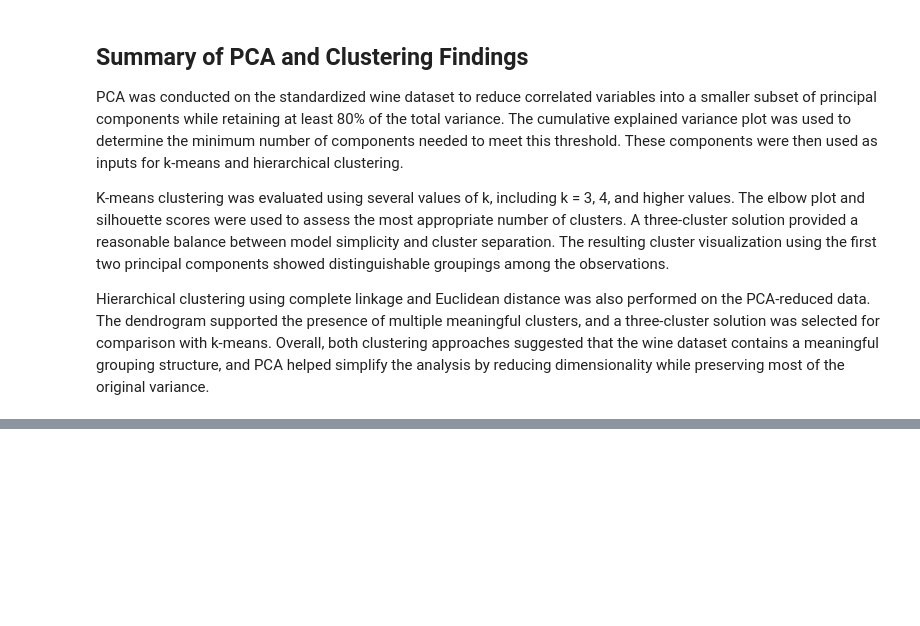
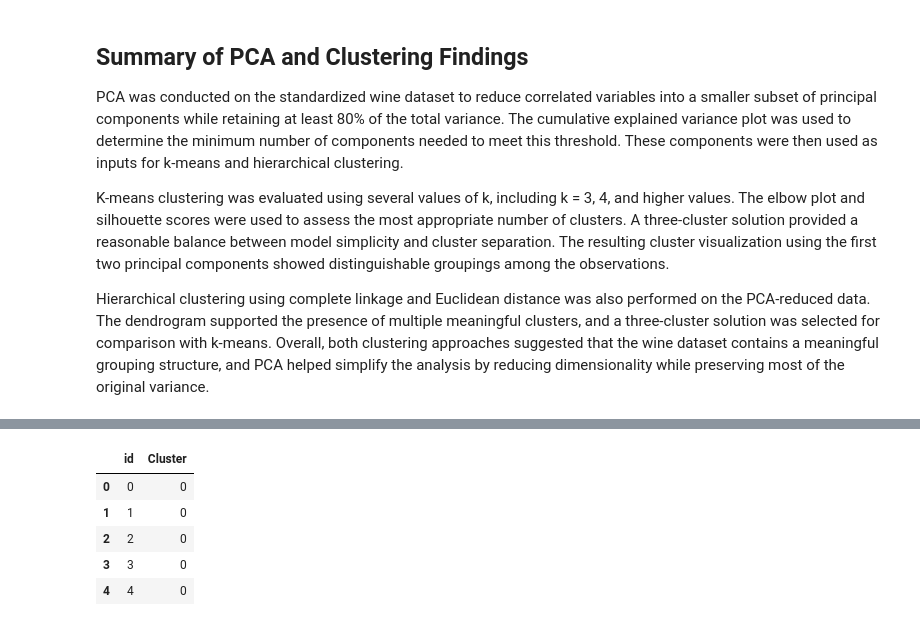
Before and after one commit to hrodjr3/NURepository, a Jupyter notebook: Week7Kaggle.ipynb, the cells around one changed output, grey strips where cells are left out. Drawn from its saved outputs; the diff is of its cells as text; code cells hidden in the pictures; blank space fills up the shorter version.

```diff
--- a/Week7Kaggle.ipynb
+++ b/Week7Kaggle.ipynb
@@ -346,0 +364,17 @@ Hierarchical clustering using complete linkage and Euclidean distance was also p
+# %%
+# Create submission file using hierarchical clusters
+hierarchical_submission = pd.DataFrame({
+    "id": wine_pca_df.index,
+    "Cluster": wine_pca_df["Hierarchical_Cluster"]
+})
+
+hierarchical_submission.to_csv("wine_hierarchical_submission.csv", index=False)
+
+hierarchical_submission.head()
+# %% [output]
+|  | id | Cluster |
+| 0 | 0 | 0 |
+| 1 | 1 | 0 |
+| 2 | 2 | 0 |
+| 3 | 3 | 0 |
+| 4 | 4 | 0 |
```
Also changed, not shown: parts of 1 cell of this notebook, 2 other files.
